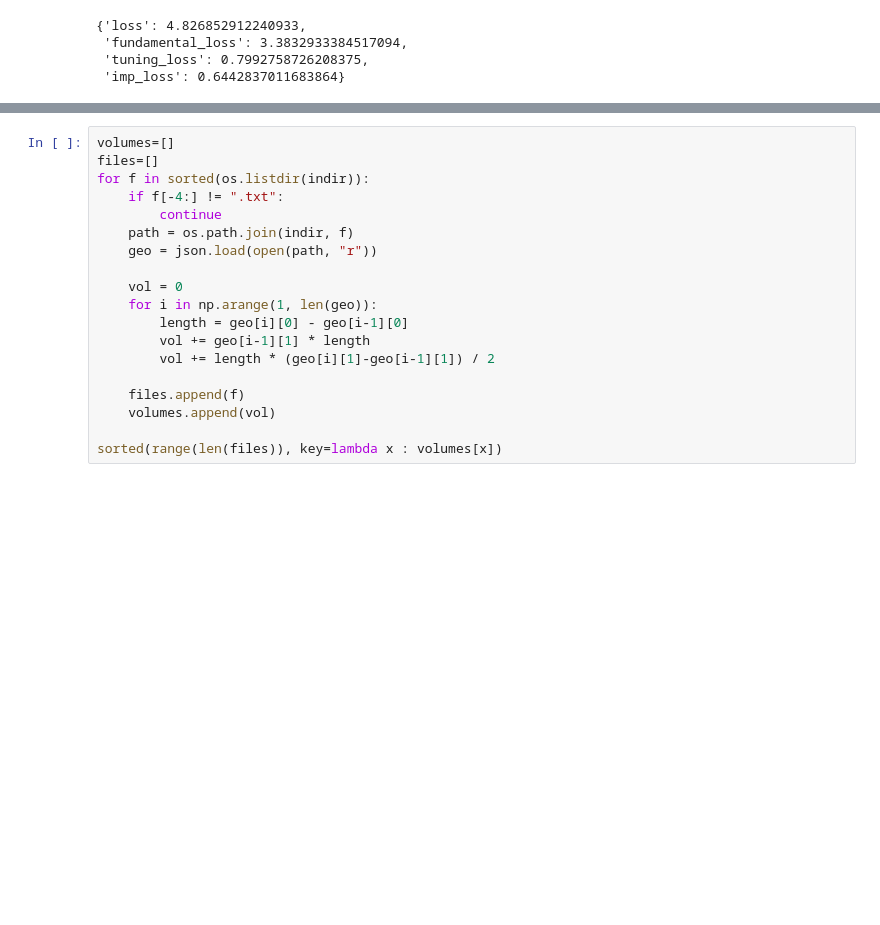
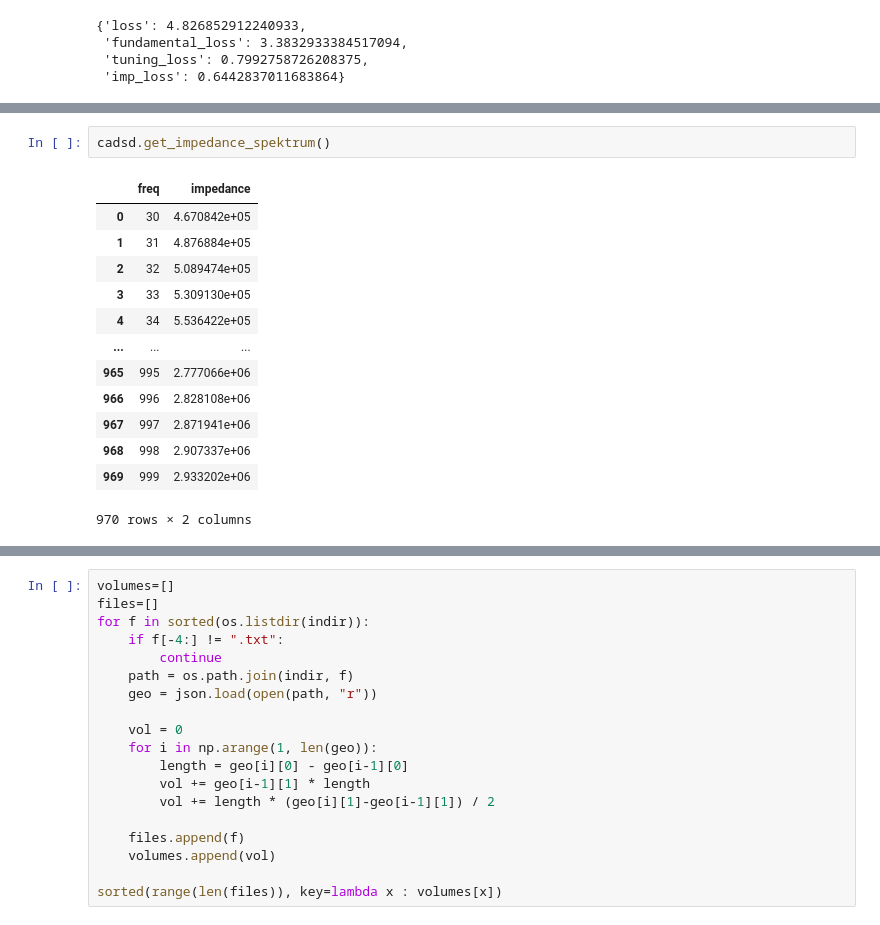
Before and after one commit to jnehring/didge-lab, a Jupyter notebook: src/experiments/fft-analysis/Tamaki.ipynb, the cells around one changed output, grey strips where cells are left out. Cells and saved outputs as stored; diff of their text form; blank space fills up the shorter version.

```diff
--- a/src/experiments/fft-analysis/Tamaki.ipynb
+++ b/src/experiments/fft-analysis/Tamaki.ipynb
@@ -266,0 +280,16 @@ plt.legend()
+# %%
+cadsd.get_impedance_spektrum()
+# %% [output]
+|  | freq | impedance |
+| 0 | 30 | 4.670842e+05 |
+| 1 | 31 | 4.876884e+05 |
+| 2 | 32 | 5.089474e+05 |
+| 3 | 33 | 5.309130e+05 |
+| 4 | 34 | 5.536422e+05 |
+| ... | ... | ... |
+| 965 | 995 | 2.777066e+06 |
+| 966 | 996 | 2.828108e+06 |
+| 967 | 997 | 2.871941e+06 |
+| 968 | 998 | 2.907337e+06 |
+| 969 | 999 | 2.933202e+06 |
+970 rows × 2 columns
```
Also changed, not shown: parts of 8 cells of this notebook, 7 other files.
